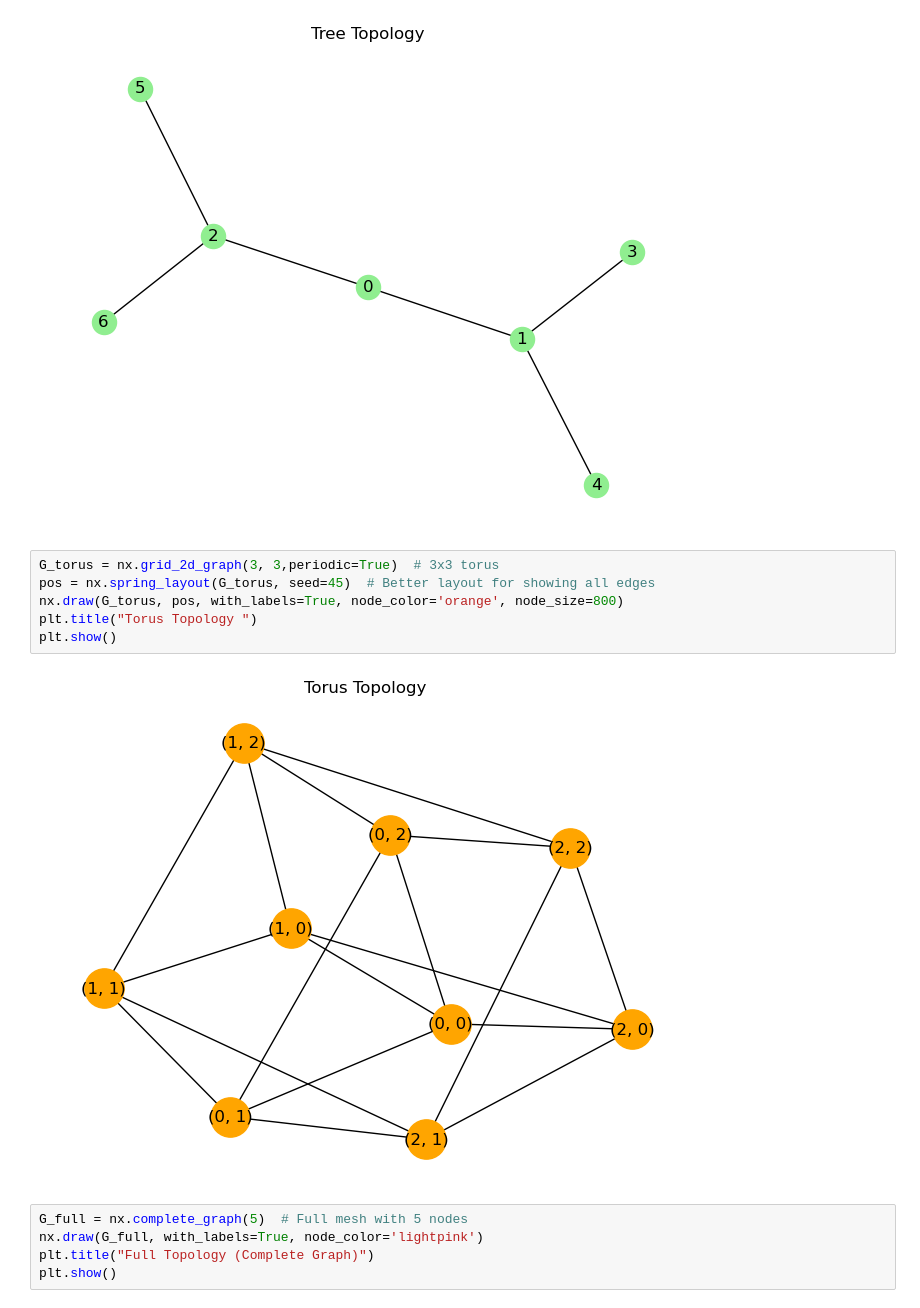
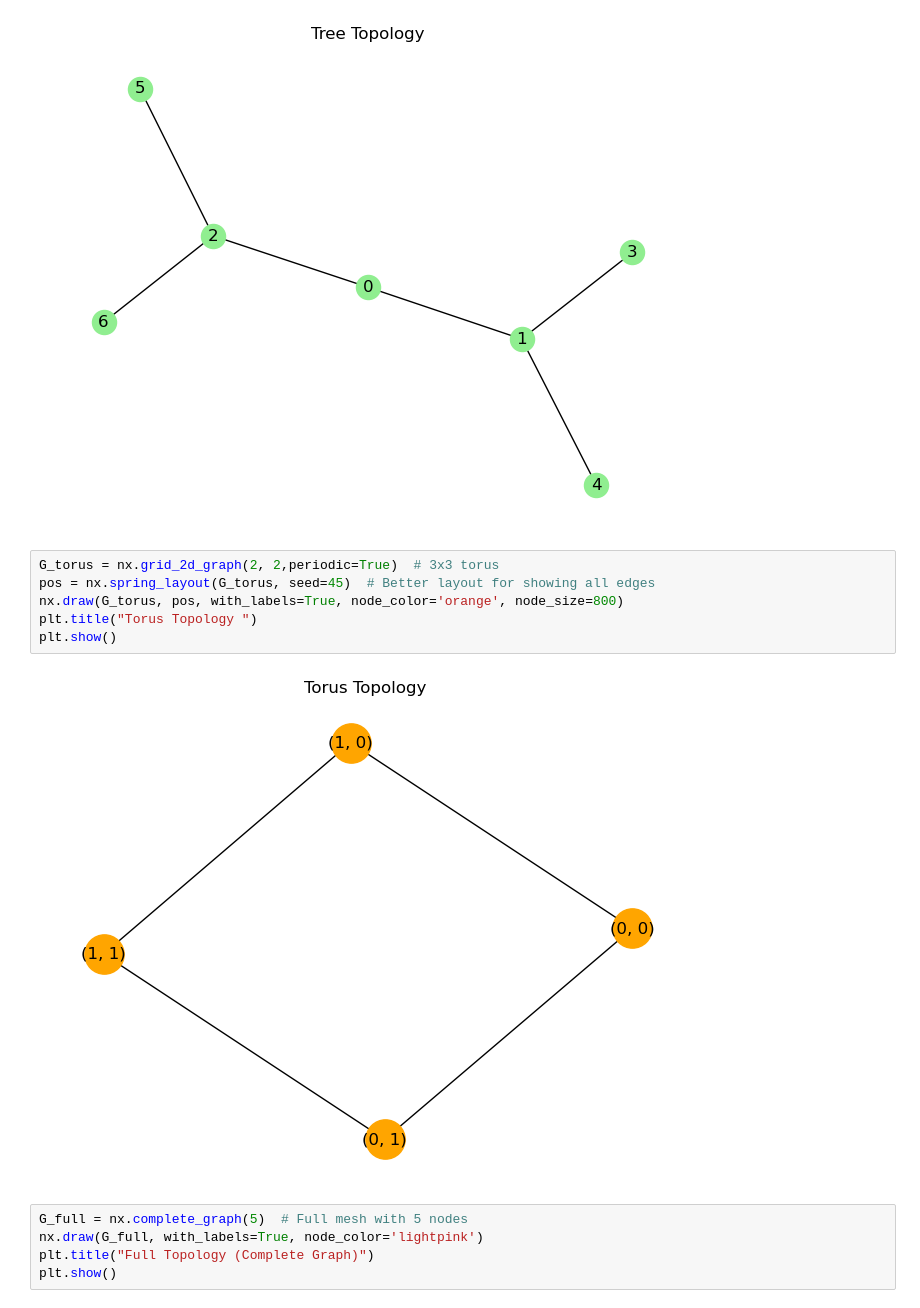
Before and after one commit to xmojtabw/Semester-6, a Jupyter notebook: CN-2/project/phase1/project/step2/graphs_networkx.ipynb, the cells around one changed output. Saved outputs shown, nothing was run; the diff lists cells and outputs as text.

```diff
--- a/CN-2/project/phase1/project/step2/graphs_networkx.ipynb
+++ b/CN-2/project/phase1/project/step2/graphs_networkx.ipynb
@@ -24,13 +24,13 @@ plt.show()
 # %% [output]
 [figure]
 # %%
-G_torus = nx.grid_2d_graph(3, 3,periodic=True)  # 3x3 torus
+G_torus = nx.grid_2d_graph(2, 2,periodic=True)  # 3x3 torus
 pos = nx.spring_layout(G_torus, seed=45)  # Better layout for showing all edges
 nx.draw(G_torus, pos, with_labels=True, node_color='orange', node_size=800)
 plt.title("Torus Topology ")
 plt.show()
 # %% [output]
-[figure, old version]
+[figure, new version]
 # %%
 G_full = nx.complete_graph(5)  # Full mesh with 5 nodes
 nx.draw(G_full, with_labels=True, node_color='lightpink')
```
Also changed, not shown: parts of 1 cell of this notebook, 7 other files.
